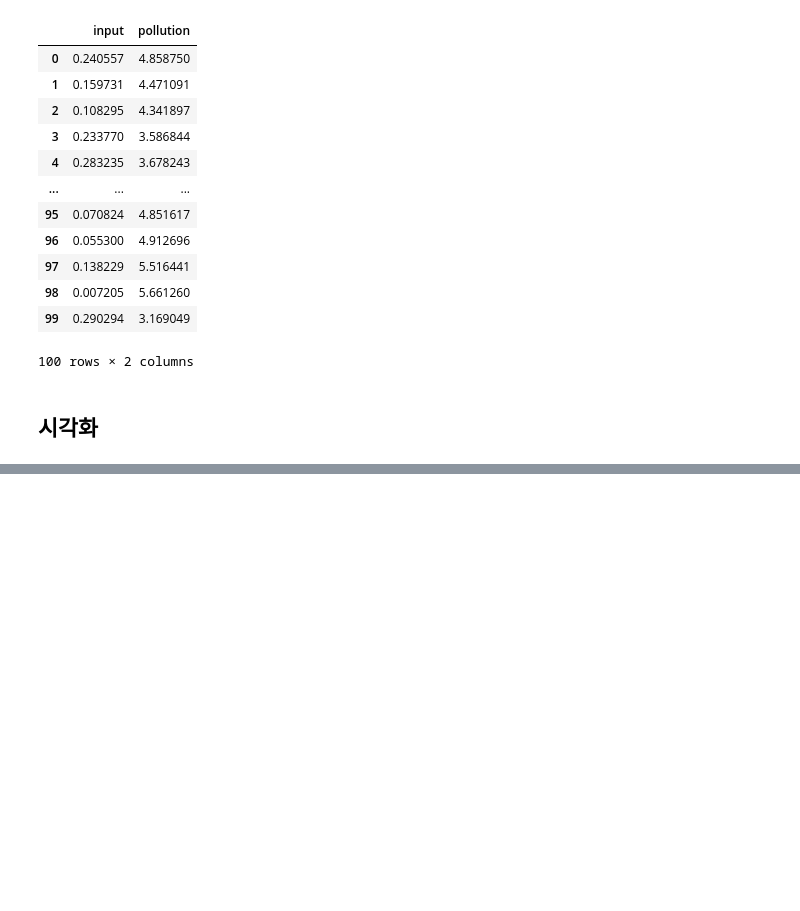
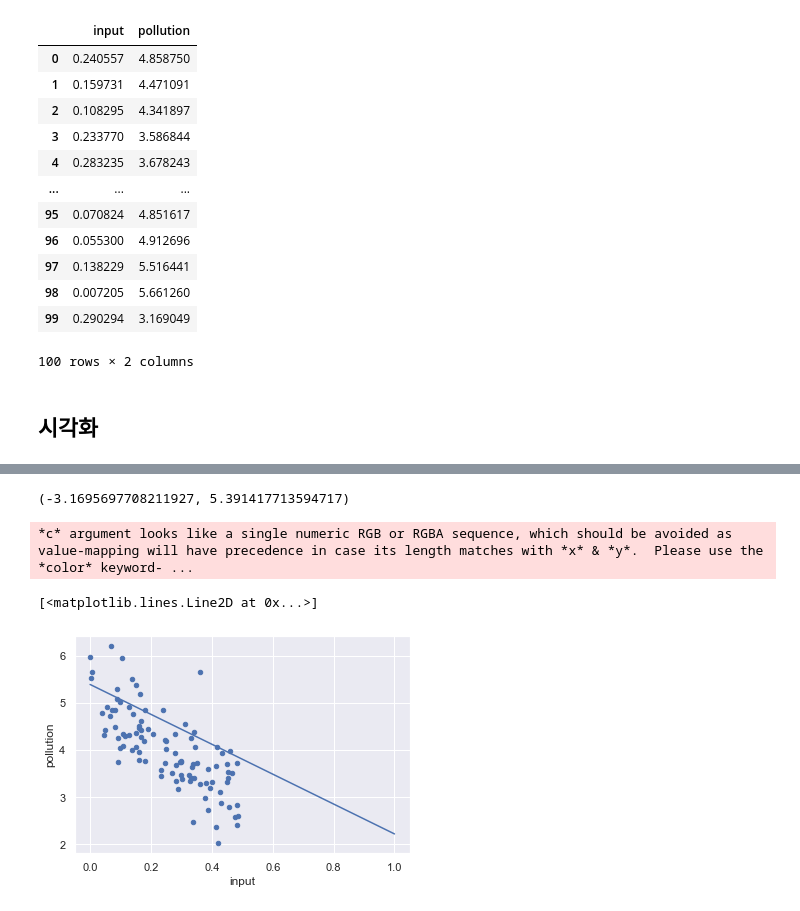
Before and after one commit to shinjangwoon/idu-practice, a Jupyter notebook: 4장 실습/4장 선형 회귀로 이해하는 지도학습.ipynb, the cells around one changed output, grey strips where cells are left out. Cells and saved outputs as stored; diff of their text form; code cells hidden in the pictures; blank space fills up the shorter version.

```diff
--- a/4장 실습/4장 선형 회귀로 이해하는 지도학습.ipynb
+++ b/4장 실습/4장 선형 회귀로 이해하는 지도학습.ipynb
@@ -54,0 +82,9 @@ plt.plot([x0, x1], [h(x0, w, b), h(x1, w, b)])
+# %%
+# w와 평균제곱오차를 출력
+x = np.array([1, 4.5, 9, 10, 13])
+y = np.array([0, 0.2, 2.5, 5.4, 7.3])
+
+w_list = np.arange(1.0, 0.2, -0.1)
+for w in list(w_list):
+    y_hat = w * x
+    print('w = {:.1f}, 평균 제곱 오차: {:.2f}'.format(w, mse(y_hat, y)))
@@ -54,0 +104,17 @@ plt.plot([x0, x1], [h(x0, w, b), h(x1, w, b)])
+# %%
+import matplotlib.pyplot as plt
+import pandas as pd
+
+data_home = 'https://github.com/dknife/ML/raw/main/data/'
+lin_data = pd.read_csv(data_home+'pollution.csv')
+
+def h(x, w, b):
+    return w*x + b
+
+w, b = -3, 6
+
+x = lin_data['input'].to_numpy()
+y = lin_data['pollution'].to_numpy()
+y_pred = h(x, w, b)
+error = (y_pred - y)
+error
@@ -54,0 +142,15 @@ plt.plot([x0, x1], [h(x0, w, b), h(x1, w, b)])
+# %%
+# 벡터화 연산
+learning_rate = 0.005
+w = w - learning_rate * (error * x).sum()
+b = b - learning_rate * error.sum()
+w, b
+# %% [output]
+(-3.1695697708211927, 5.391417713594717)
+# %%
+lin_data.plot.scatter('input', 'pollution')
+plt.plot([x0, x1], [h(x0, w, b), h(x1, w, b)])
+# %% [output]
+*c* argument looks like a single numeric RGB or RGBA sequence, which should be avoided as value-mapping will have precedence in case its length matches with *x* & *y*.  Please use the *color* keyword- ...
+[<matplotlib.lines.Line2D at 0x...>]
+[figure, added]
```
Also changed, not shown: parts of 40 cells of this notebook.
